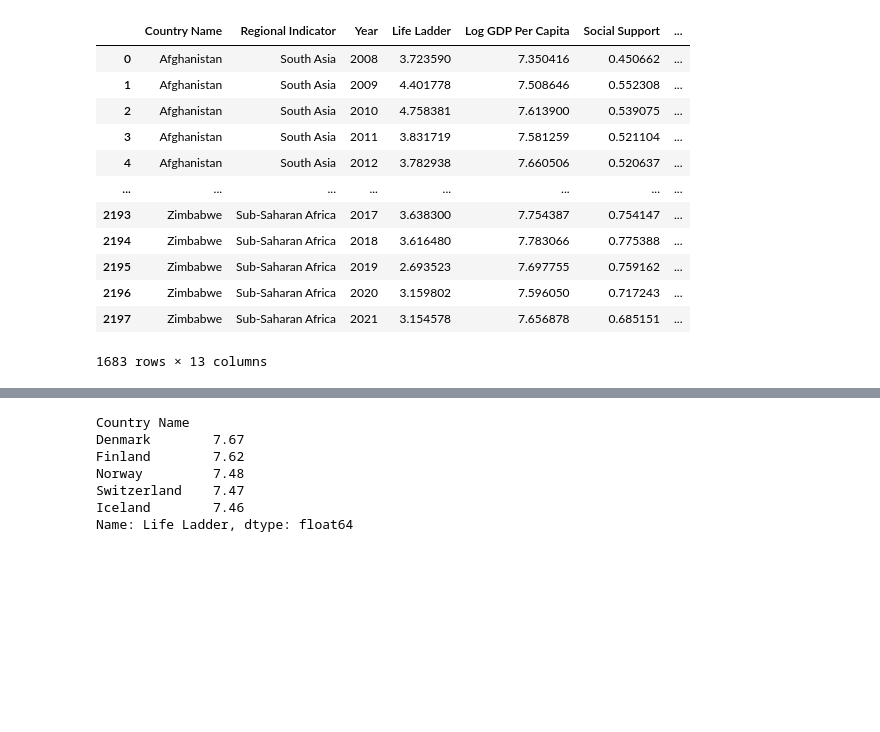
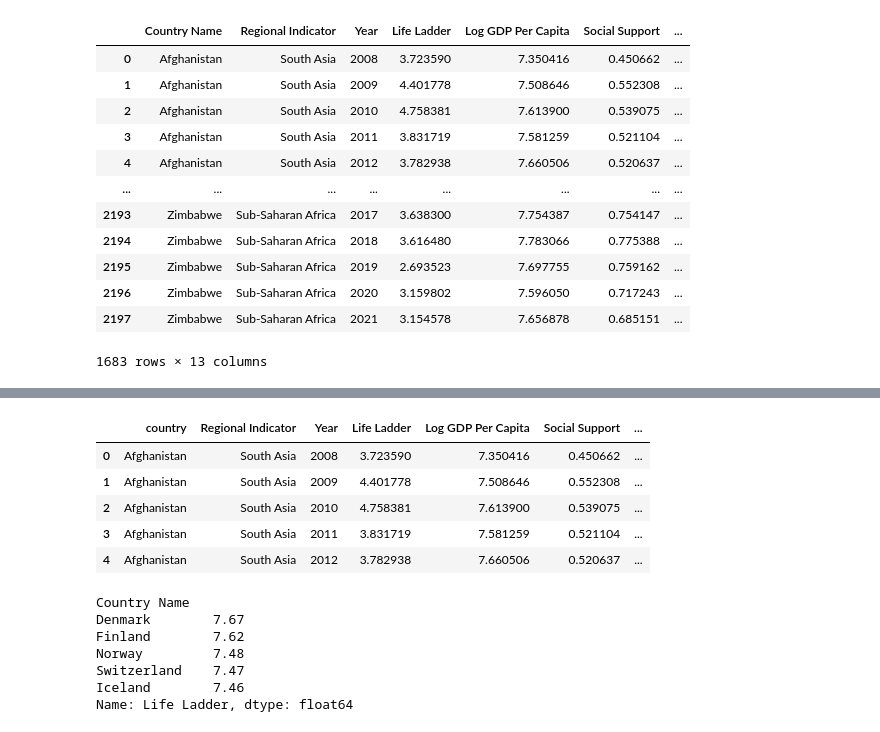
Before and after one commit to ennegineer/WorldHappiness, a Jupyter notebook: app/data/data_processing.ipynb, the cells around one changed output, grey strips where cells are left out. Saved outputs shown, nothing was run; the diff lists cells and outputs as text; code cells hidden in the pictures; blank space fills up the shorter version.

```diff
--- a/app/data/data_processing.ipynb
+++ b/app/data/data_processing.ipynb
@@ -526,3 +528,14 @@ ratings_by_country.head(15)
 | Bosnia and Herzegovina | 5.33 | 9.45 | 0.80 | 67.10 | 0.57 | ... |
 | Botswana | 4.00 | 9.54 | 0.83 | 51.89 | 0.82 | ... |
 | Brazil | 6.57 | 9.59 | 0.89 | 64.59 | 0.79 | ... |
+# %%
+exp_data = happydata_clean.rename(columns={'Country Name': 'country'})
+# %%
+exp_data.head()
+# %% [output]
+|  | country | Regional Indicator | Year | Life Ladder | Log GDP Per Capita | Social Support | ... |
+| 0 | Afghanistan | South Asia | 2008 | 3.723590 | 7.350416 | 0.450662 | ... |
+| 1 | Afghanistan | South Asia | 2009 | 4.401778 | 7.508646 | 0.552308 | ... |
+| 2 | Afghanistan | South Asia | 2010 | 4.758381 | 7.613900 | 0.539075 | ... |
+| 3 | Afghanistan | South Asia | 2011 | 3.831719 | 7.581259 | 0.521104 | ... |
+| 4 | Afghanistan | South Asia | 2012 | 3.782938 | 7.660506 | 0.520637 | ... |
```
Also changed, not shown: parts of 5 cells of this notebook, 11 other files.
